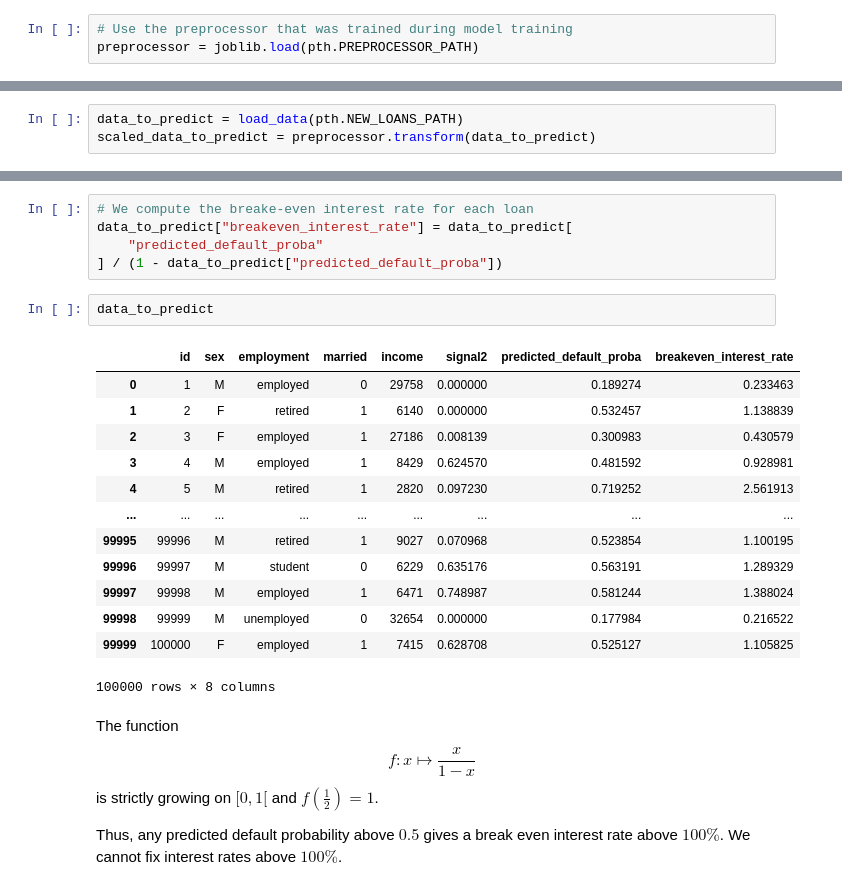
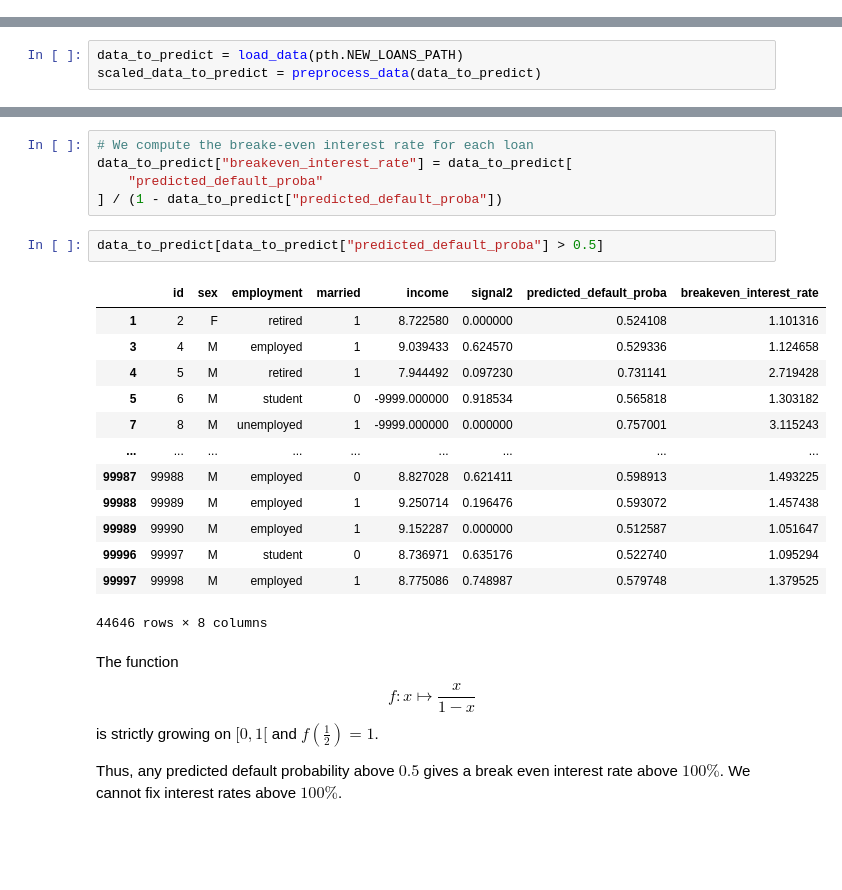
Before and after one commit to auggy-ntn/finance-lending-game, a Jupyter notebook: notebooks/predict_rates.ipynb, the cells around one changed output, grey strips where cells are left out. Cells and saved outputs as stored; diff of their text form; blank space fills up the shorter version.

Commit message:
fixed preproc + redid hist_grad_boost

```diff
--- a/notebooks/predict_rates.ipynb
+++ b/notebooks/predict_rates.ipynb
@@ -8,4 +8 @@ from src.preprocessing import Preprocessor  # noqa: F401
 from src.utils.load_data import load_data
-# %%
-# Use the preprocessor that was trained during model training
-preprocessor = joblib.load(pth.PREPROCESSOR_PATH)
@@ -12,3 +17,3 @@ preprocessor = joblib.load(pth.PREPROCESSOR_PATH)
 # %%
 data_to_predict = load_data(pth.NEW_LOANS_PATH)
-scaled_data_to_predict = preprocessor.transform(data_to_predict)
+scaled_data_to_predict = preprocess_data(data_to_predict)
@@ -28,21 +35,21 @@ data_to_predict["breakeven_interest_rate"] = data_to_predict[
     "predicted_default_proba"
 ] / (1 - data_to_predict["predicted_default_proba"])
 # %%
-data_to_predict
+data_to_predict[data_to_predict["predicted_default_proba"] > 0.5]
 # %% [output]
 |  | id | sex | employment | married | income | signal2 | predicted_default_proba | breakeven_interest_rate |
-| 0 | 1 | M | employed | 0 | 29758 | 0.000000 | 0.189274 | 0.233463 |
-| 1 | 2 | F | retired | 1 | 6140 | 0.000000 | 0.532457 | 1.138839 |
-| 2 | 3 | F | employed | 1 | 27186 | 0.008139 | 0.300983 | 0.430579 |
-| 3 | 4 | M | employed | 1 | 8429 | 0.624570 | 0.481592 | 0.928981 |
-| 4 | 5 | M | retired | 1 | 2820 | 0.097230 | 0.719252 | 2.561913 |
+| 1 | 2 | F | retired | 1 | 8.722580 | 0.000000 | 0.524108 | 1.101316 |
+| 3 | 4 | M | employed | 1 | 9.039433 | 0.624570 | 0.529336 | 1.124658 |
+| 4 | 5 | M | retired | 1 | 7.944492 | 0.097230 | 0.731141 | 2.719428 |
+| 5 | 6 | M | student | 0 | -9999.000000 | 0.918534 | 0.565818 | 1.303182 |
+| 7 | 8 | M | unemployed | 1 | -9999.000000 | 0.000000 | 0.757001 | 3.115243 |
 | ... | ... | ... | ... | ... | ... | ... | ... | ... |
-| 99995 | 99996 | M | retired | 1 | 9027 | 0.070968 | 0.523854 | 1.100195 |
-| 99996 | 99997 | M | student | 0 | 6229 | 0.635176 | 0.563191 | 1.289329 |
-| 99997 | 99998 | M | employed | 1 | 6471 | 0.748987 | 0.581244 | 1.388024 |
-| 99998 | 99999 | M | unemployed | 0 | 32654 | 0.000000 | 0.177984 | 0.216522 |
-| 99999 | 100000 | F | employed | 1 | 7415 | 0.628708 | 0.525127 | 1.105825 |
+| 99987 | 99988 | M | employed | 0 | 8.827028 | 0.621411 | 0.598913 | 1.493225 |
+| 99988 | 99989 | M | employed | 1 | 9.250714 | 0.196476 | 0.593072 | 1.457438 |
+| 99989 | 99990 | M | employed | 1 | 9.152287 | 0.000000 | 0.512587 | 1.051647 |
+| 99996 | 99997 | M | student | 0 | 8.736971 | 0.635176 | 0.522740 | 1.095294 |
+| 99997 | 99998 | M | employed | 1 | 8.775086 | 0.748987 | 0.579748 | 1.379525 |
-100000 rows × 8 columns
+44646 rows × 8 columns
 # %% [markdown]
 The function
 $$
```
Also changed, not shown: parts of 7 cells of this notebook, 6 other files.
